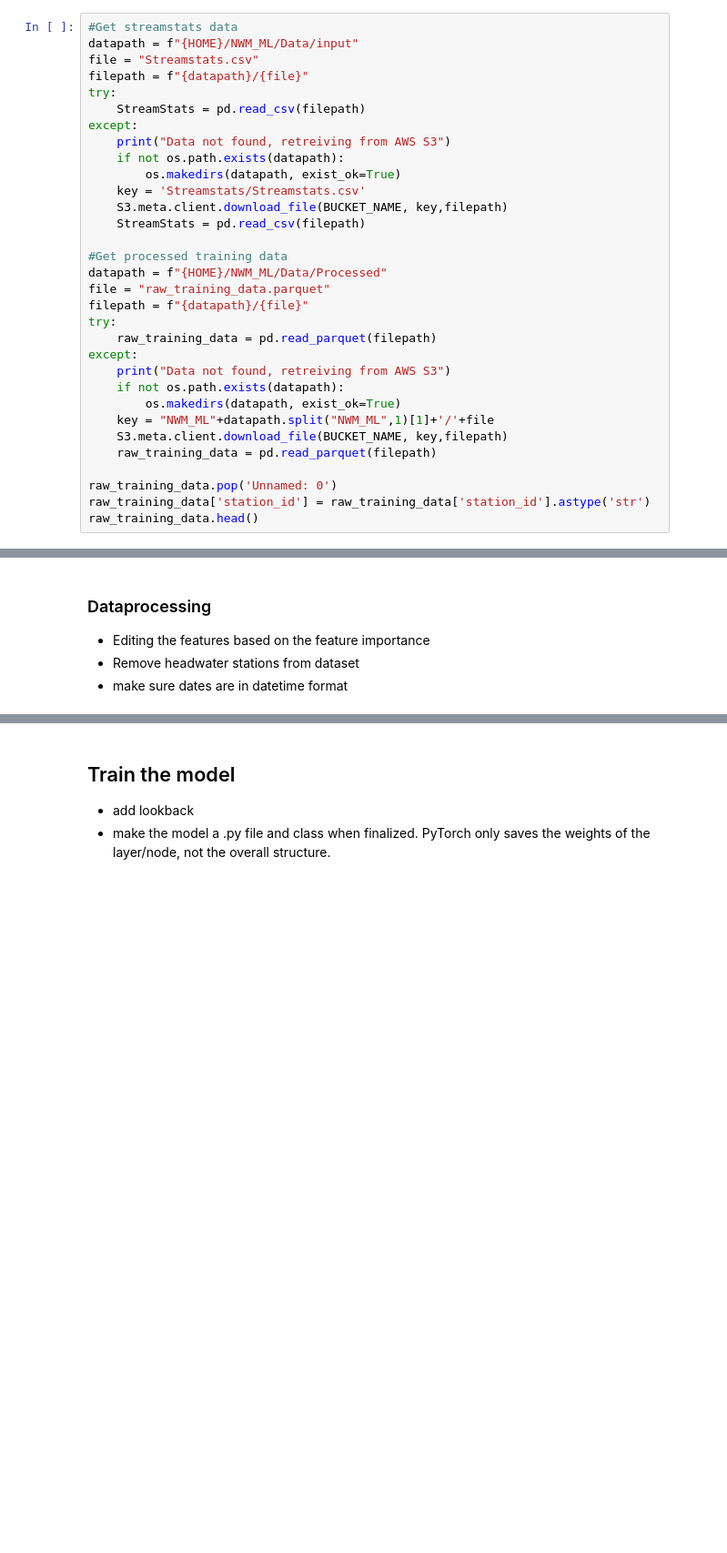
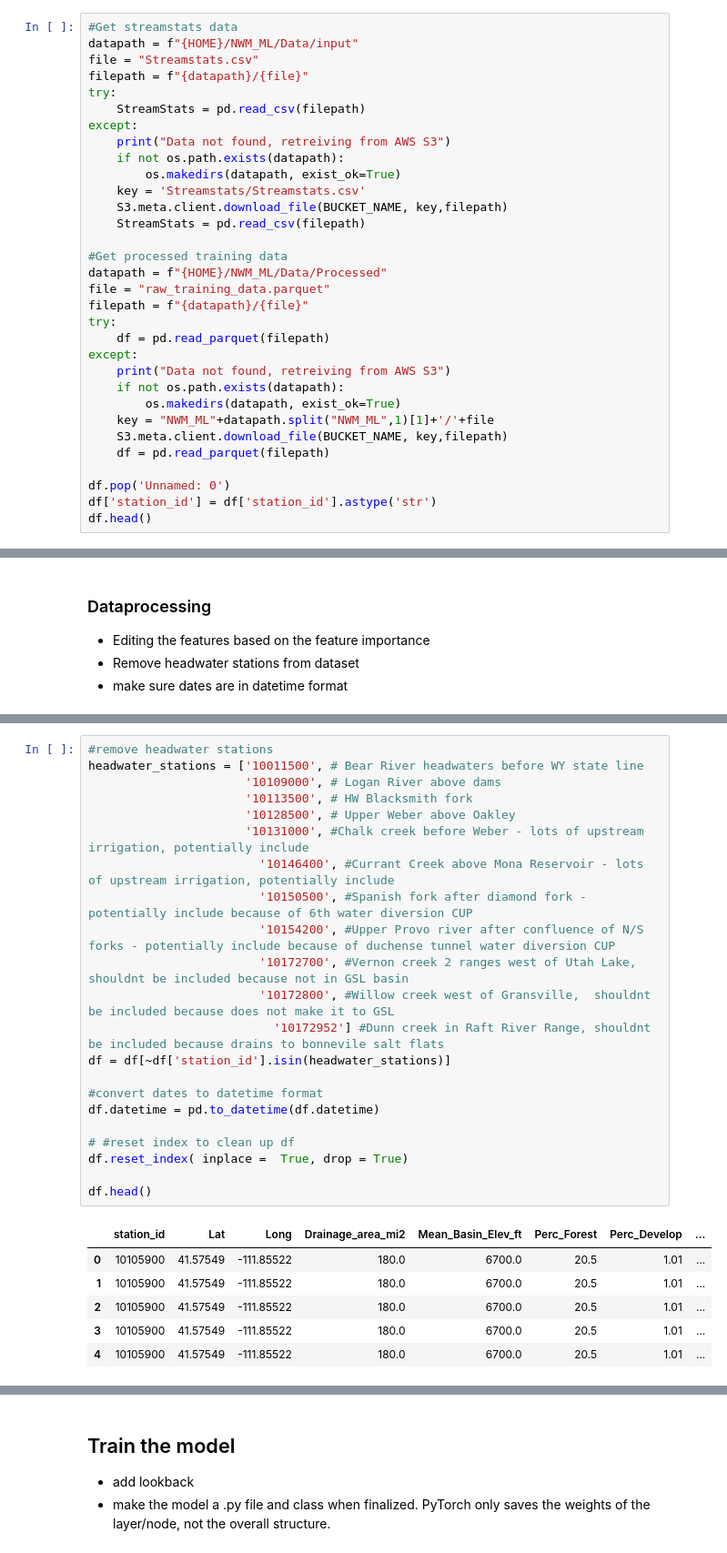
Before and after one commit to whitelightning450/NWM_ML, a Jupyter notebook: RJ/lstm.ipynb, the cells around one changed output, grey strips where cells are left out. Shown at 91% size. Saved outputs shown, nothing was run; the diff lists cells and outputs as text; blank space fills up the shorter version.

```diff
--- a/RJ/lstm.ipynb
+++ b/RJ/lstm.ipynb
@@ -94,18 +101,18 @@ datapath = f"{HOME}/NWM_ML/Data/Processed"
 file = "raw_training_data.parquet"
 filepath = f"{datapath}/{file}"
 try:
-    raw_training_data = pd.read_parquet(filepath)
+    df = pd.read_parquet(filepath)
 except:
     print("Data not found, retreiving from AWS S3")
     if not os.path.exists(datapath):
         os.makedirs(datapath, exist_ok=True)
     key = "NWM_ML"+datapath.split("NWM_ML",1)[1]+'/'+file
     S3.meta.client.download_file(BUCKET_NAME, key,filepath)
-    raw_training_data = pd.read_parquet(filepath)
+    df = pd.read_parquet(filepath)
 
-raw_training_data.pop('Unnamed: 0')
-raw_training_data['station_id'] = raw_training_data['station_id'].astype('str')
-raw_training_data.head()
+df.pop('Unnamed: 0')
+df['station_id'] = df['station_id'].astype('str')
+df.head()
 # %% [output]
 |  | station_id | Lat | Long | Drainage_area_mi2 | Mean_Basin_Elev_ft | Perc_Forest | Perc_Develop | ... |
 | 0 | 10011500 | 40.965225 | -110.853508 | 174.0 | 9720.0 | 67.7 | 1.2 | ... |
@@ -221,0 +128,29 @@ torch.Size([128879, 1, 12])
+# %%
+#remove headwater stations
+headwater_stations = ['10011500', # Bear River headwaters before WY state line
+                      '10109000', # Logan River above dams
+                      '10113500', # HW Blacksmith fork
+                      '10128500', # Upper Weber above Oakley
+                      '10131000', #Chalk creek before Weber - lots of upstream irrigation, potentially include
+                        '10146400', #Currant Creek above Mona Reservoir - lots of upstream irrigation, potentially include
+                        '10150500', #Spanish fork after diamond fork - potentially include because of 6th water diversion CUP
+                        '10154200', #Upper Provo river after confluence of N/S forks - potentially include because of duchense tunnel water diversion CUP
+                        '10172700', #Vernon creek 2 ranges west of Utah Lake, shouldnt be included because not in GSL basin
+                        '10172800', #Willow creek west of Gransville,  shouldnt be included because does not make it to GSL
+                          '10172952'] #Dunn creek in Raft River Range, shouldnt be included because drains to bonnevile salt flats
+df = df[~df['station_id'].isin(headwater_stations)]
+
+#convert dates to datetime format
+df.datetime = pd.to_datetime(df.datetime)
+
+# #reset index to clean up df
+df.reset_index( inplace =  True, drop = True)
+
+df.head()
+# %% [output]
+|  | station_id | Lat | Long | Drainage_area_mi2 | Mean_Basin_Elev_ft | Perc_Forest | Perc_Develop | ... |
+| 0 | 10105900 | 41.57549 | -111.85522 | 180.0 | 6700.0 | 20.5 | 1.01 | ... |
+| 1 | 10105900 | 41.57549 | -111.85522 | 180.0 | 6700.0 | 20.5 | 1.01 | ... |
+| 2 | 10105900 | 41.57549 | -111.85522 | 180.0 | 6700.0 | 20.5 | 1.01 | ... |
+| 3 | 10105900 | 41.57549 | -111.85522 | 180.0 | 6700.0 | 20.5 | 1.01 | ... |
+| 4 | 10105900 | 41.57549 | -111.85522 | 180.0 | 6700.0 | 20.5 | 1.01 | ... |
```
Also changed, not shown: parts of 12 cells of this notebook, 10 other files.
